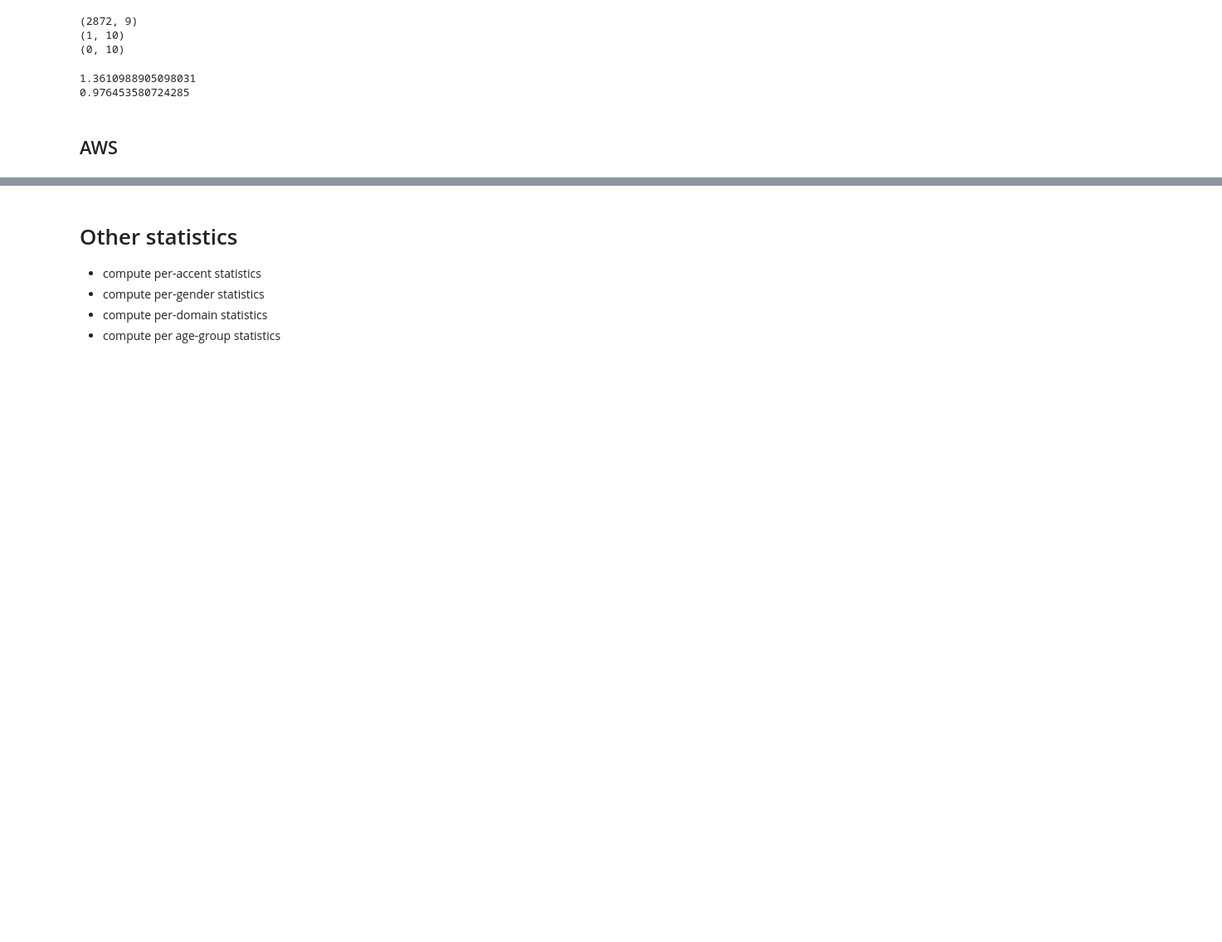
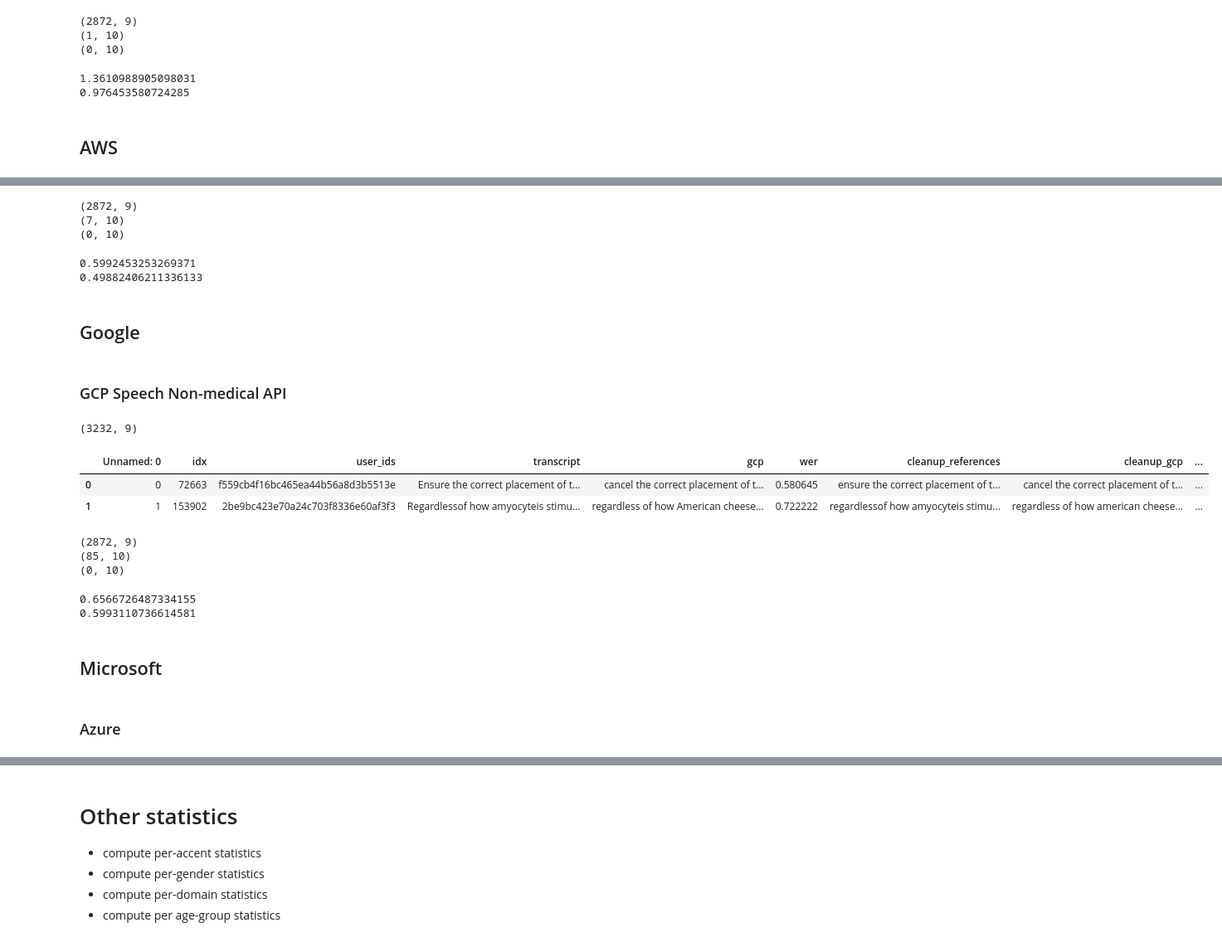
Before and after one commit to intron-innovation/AfriSpeech-200, a Jupyter notebook: notebooks/zero_shot_evaluation.ipynb, the cells around one changed output, grey strips where cells are left out. Shown: that part at 83% size. Cells and saved outputs as stored; diff of their text form; code cells hidden in the pictures; blank space fills up the shorter version.

```diff
--- a/notebooks/zero_shot_evaluation.ipynb
+++ b/notebooks/zero_shot_evaluation.ipynb
@@ -413,0 +472,13 @@ aws_medical_raw.head(2)
+# %%
+aws = transform_raw_df(aws_raw, columns=columns, fmt="aws")
+aws_clean = clean_and_compute_wer(aws)
+# %% [output]
+(2872, 9)
+(7, 10)
+(0, 10)
+# %%
+print(aws["wer"].mean())
+print(aws_clean["wer"].mean())
+# %% [output]
+0.5992453253269371
+0.49882406211336133
@@ -413,0 +495,26 @@ aws_medical_raw.head(2)
+# %% [markdown]
+## Google
+# %% [markdown]
+### GCP Speech Non-medical API
+# %%
+gcp_raw = pd.read_csv("../results/gcp_wer_asr_dev.csv")
+print(gcp_raw.shape)
+gcp_raw.head(2)
+# %% [output]
+(3232, 9)
+|  | Unnamed: 0 | idx | user_ids | transcript | gcp | wer | cleanup_references | cleanup_gcp | ... |
+| 0 | 0 | 72663 | f559cb4f16bc465ea44b56a8d3b5513e | Ensure the correct placement of t... | cancel the correct placement of t... | 0.580645 | ensure the correct placement of t... | cancel the correct placement of t... | ... |
+| 1 | 1 | 153902 | 2be9bc423e70a24c703f8336e60af3f3 | Regardlessof how amyocyteis stimu... | regardless of how American cheese... | 0.722222 | regardlessof how amyocyteis stimu... | regardless of how american cheese... | ... |
+# %%
+gcp = transform_raw_df(gcp_raw, columns=columns, fmt="gcp")
+gcp_clean = clean_and_compute_wer(gcp)
+# %% [output]
+(2872, 9)
+(85, 10)
+(0, 10)
+# %%
+print(gcp["wer"].mean())
+print(gcp_clean["wer"].mean())
+# %% [output]
+0.6566726487334155
+0.5993110736614581
@@ -413,0 +531,4 @@ aws_medical_raw.head(2)
+# %% [markdown]
+## Microsoft
+# %% [markdown]
+### Azure
```
Also changed, not shown: parts of 84 cells of this notebook, 43 other files.
